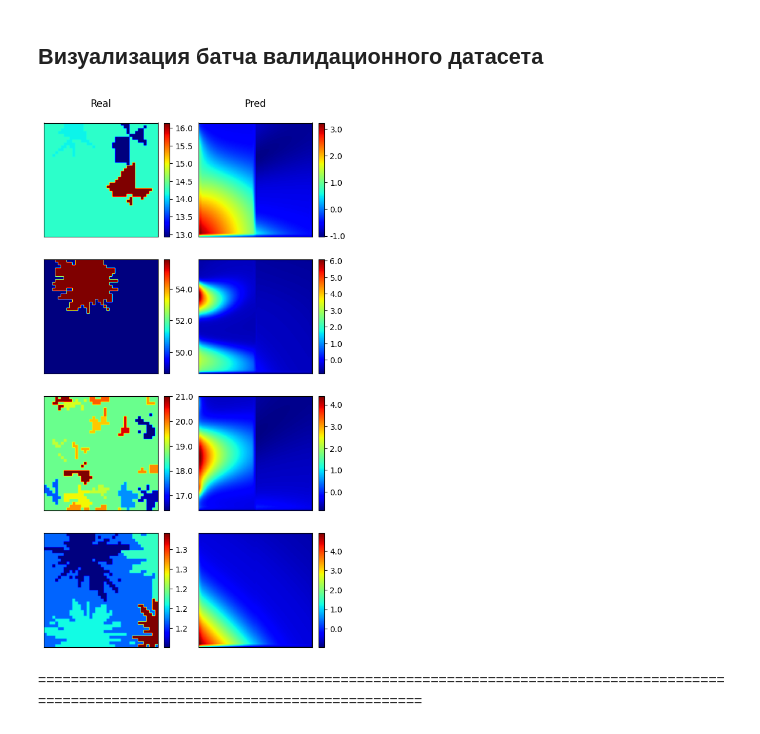
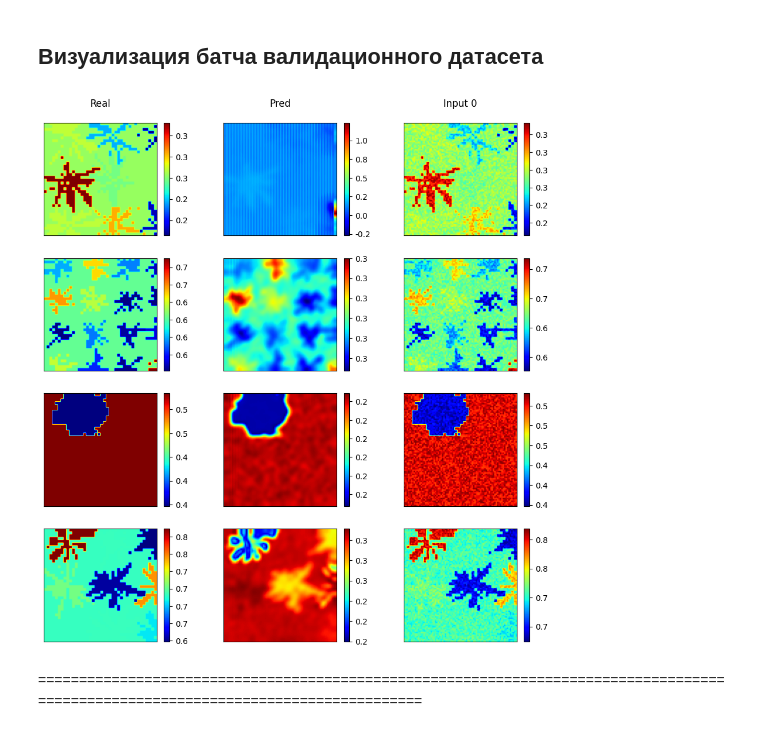
Before and after one commit to medaldev/DenoisingCNN, a Jupyter notebook: notebooks/reconstruct.ipynb, the cells around one changed output. Saved outputs shown, nothing was run; the diff lists cells and outputs as text; code cells hidden in the pictures.

```diff
--- a/notebooks/reconstruct.ipynb
+++ b/notebooks/reconstruct.ipynb
@@ -13,7 +338,7 @@ from common.fstream import read_tensor, read_matrix, rescale_array
 PATH_BASE = "/home/amedvedev/projects/python/DenoisingCNN"
 NAME_DATASET = "gcg19"
 env = PolyFeaturesEnv(name_model="model_20", name_dataset=NAME_DATASET, path_base=PATH_BASE,
-                      device_name="cpu")
+                      device_name="cuda")
 # %% [markdown]
 ## Загрузка данных
 # %% [markdown]
@@ -105,7 +576,7 @@ env.model = models.vqgan.VQGAN_mod(type('', (object, ),
 # %% [markdown]
 ### U-net
 # %%
-env.model = models.UnetAutoencoder.UNetAuto(num_channels=1, num_out_channels=1, max_features=256).to(env.device)
+env.model = models.UnetAutoencoder.UNetAuto(num_channels=1, num_out_channels=1, max_features=1024).to(env.device)
 # %% [markdown]
 ### Hybrid Perception Block
 # %%
@@ -140,6 +611,8 @@ env.model = DPSA(
 env.init_model(models.autoencoders.ConvAutoencoderLumaRelu)
 # %% [output]
 New model created.
+# %%
+env.model = ThisModel(80).to(env.device)
 # %% [markdown]
 ### Импорт претренерованной модели
 # %%
@@ -149,9 +622,9 @@ env.load_model(model_type="pt")
 # %% [markdown]
 ## Визуализация батча валидационного датасета
 # %%
-env.plot_batch(concrete=1, figsize=(6, 10), format="%.1f", wspace=0.0, hspace=0.2)
+env.plot_batch_with_inputs(concrete=4, figsize=(10, 10), format="%.1f", wspace=0.0, hspace=0.2)
 # %% [output]
-[figure, old version]
+[figure, new version]
 # %% [markdown]
 ===================================================================================================================================
 # %% [markdown]
```
Also changed, not shown: parts of 30 cells of this notebook, 10 other files.
